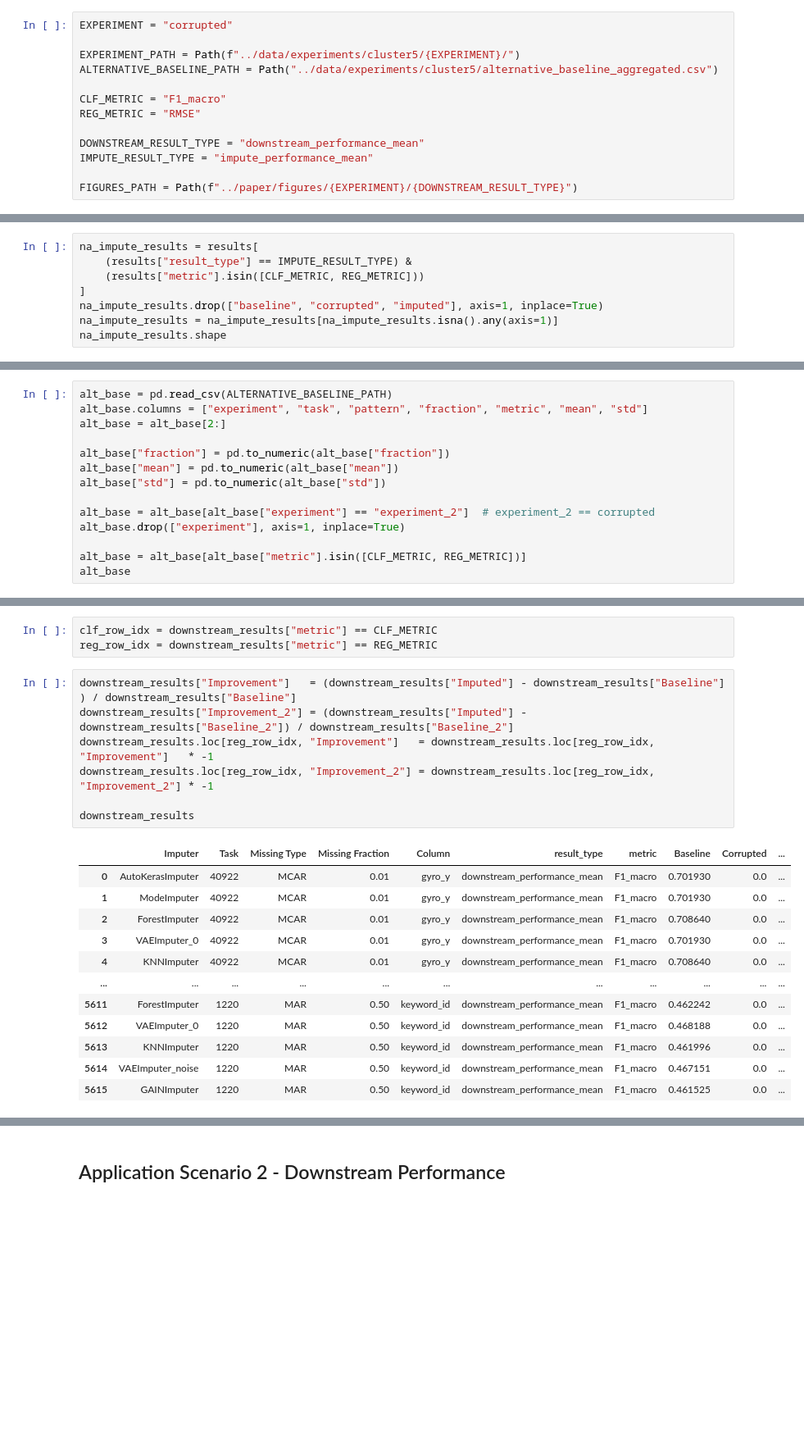
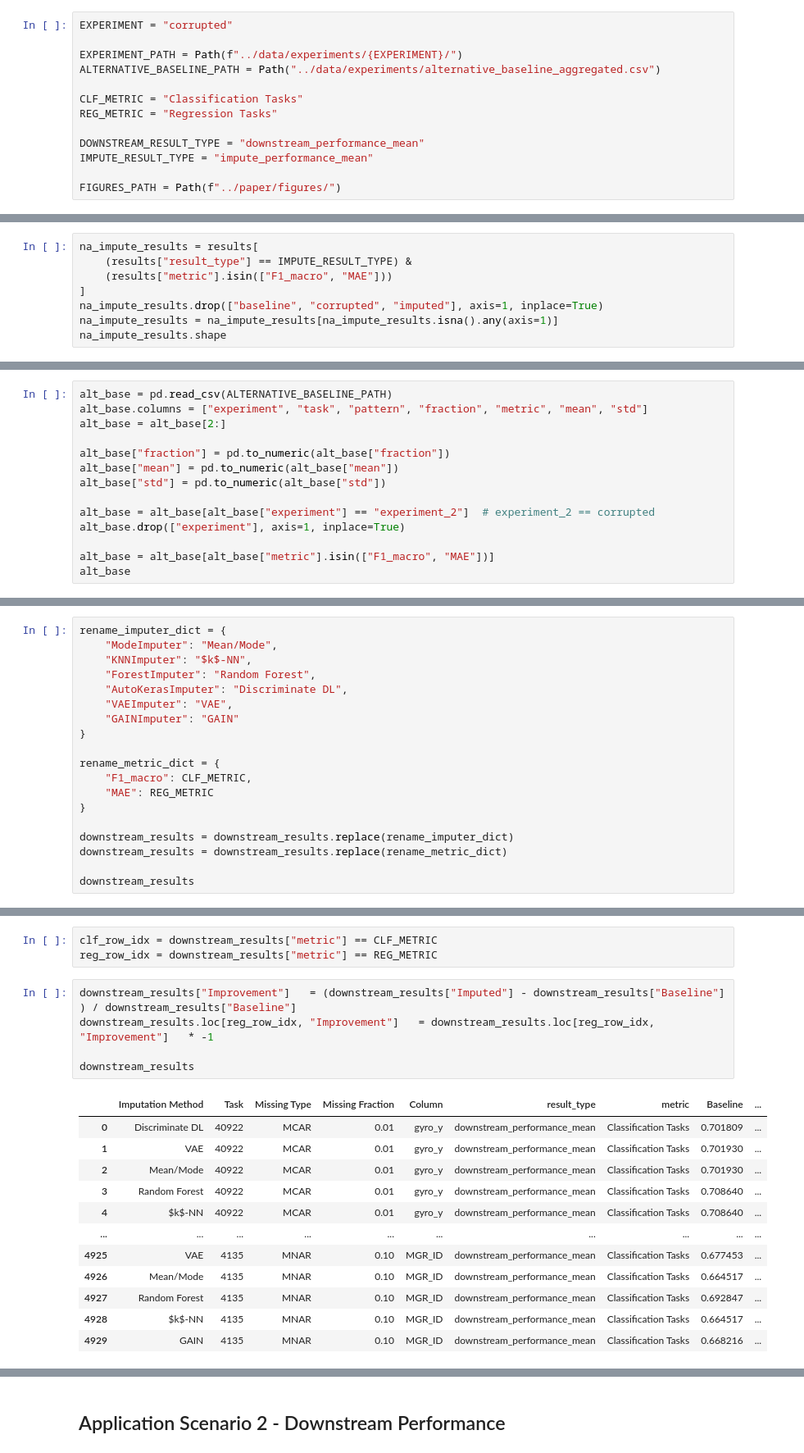
Before and after one commit to se-jaeger/data-imputation-paper, a Jupyter notebook: notebooks/results_downstream_corrupted.ipynb, the cells around one changed output, grey strips where cells are left out. Shown: that part at 82% size. Saved outputs shown, nothing was run; the diff lists cells and outputs as text; blank space fills up the shorter version.

```diff
--- a/notebooks/results_downstream_corrupted.ipynb
+++ b/notebooks/results_downstream_corrupted.ipynb
@@ -38,16 +35,16 @@ mpl.rcParams['lines.linewidth'] = '2'
 # %%
 EXPERIMENT = "corrupted"
 
-EXPERIMENT_PATH = Path(f"../data/experiments/cluster5/{EXPERIMENT}/")
-ALTERNATIVE_BASELINE_PATH = Path("../data/experiments/cluster5/alternative_baseline_aggregated.csv")
+EXPERIMENT_PATH = Path(f"../data/experiments/{EXPERIMENT}/")
+ALTERNATIVE_BASELINE_PATH = Path("../data/experiments/alternative_baseline_aggregated.csv")
 
-CLF_METRIC = "F1_macro"
-REG_METRIC = "RMSE"
+CLF_METRIC = "Classification Tasks"
+REG_METRIC = "Regression Tasks"
 
 DOWNSTREAM_RESULT_TYPE = "downstream_performance_mean"
 IMPUTE_RESULT_TYPE = "impute_performance_mean"
 
-FIGURES_PATH = Path(f"../paper/figures/{EXPERIMENT}/{DOWNSTREAM_RESULT_TYPE}")
+FIGURES_PATH = Path(f"../paper/figures/")
 # %% [markdown]
 ## Import the data
 # %%
@@ -67,7 +64,7 @@ Wall time: 1min 51s
 # %%
 na_impute_results = results[
     (results["result_type"] == IMPUTE_RESULT_TYPE) &
-    (results["metric"].isin([CLF_METRIC, REG_METRIC]))
+    (results["metric"].isin(["F1_macro", "MAE"]))
 ]
 na_impute_results.drop(["baseline", "corrupted", "imputed"], axis=1, inplace=True)
 na_impute_results = na_impute_results[na_impute_results.isna().any(axis=1)]
@@ -86,7 +83,7 @@ alt_base["std"] = pd.to_numeric(alt_base["std"])
 alt_base = alt_base[alt_base["experiment"] == "experiment_2"]  # experiment_2 == corrupted
 alt_base.drop(["experiment"], axis=1, inplace=True)
 
-alt_base = alt_base[alt_base["metric"].isin([CLF_METRIC, REG_METRIC])]
+alt_base = alt_base[alt_base["metric"].isin(["F1_macro", "MAE"])]
 alt_base
 # %% [output]
 |  | task | pattern | fraction | metric | mean | std |
@@ -166,0 +142,19 @@ downstream_results
+# %%
+rename_imputer_dict = {
+    "ModeImputer": "Mean/Mode",
+    "KNNImputer": "$k$-NN",
+    "ForestImputer": "Random Forest",
+    "AutoKerasImputer": "Discriminate DL",
+    "VAEImputer": "VAE",
+    "GAINImputer": "GAIN"
+}
+
+rename_metric_dict = {
+    "F1_macro": CLF_METRIC,
+    "MAE": REG_METRIC
+}
+
+downstream_results = downstream_results.replace(rename_imputer_dict)
+downstream_results = downstream_results.replace(rename_metric_dict)
+
+downstream_results
@@ -197,21 +204,19 @@ clf_row_idx = downstream_results["metric"] == CLF_METRIC
 reg_row_idx = downstream_results["metric"] == REG_METRIC
 # %%
 downstream_results["Improvement"]   = (downstream_results["Imputed"] - downstream_results["Baseline"]  ) / downstream_results["Baseline"]
-downstream_results["Improvement_2"] = (downstream_results["Imputed"] - downstream_results["Baseline_2"]) / downstream_results["Baseline_2"]
 downstream_results.loc[reg_row_idx, "Improvement"]   = downstream_results.loc[reg_row_idx, "Improvement"]   * -1
-downstream_results.loc[reg_row_idx, "Improvement_2"] = downstream_results.loc[reg_row_idx, "Improvement_2"] * -1
 
 downstream_results
 # %% [output]
-|  | Imputer | Task | Missing Type | Missing Fraction | Column | result_type | metric | Baseline | Corrupted | ... |
-| 0 | AutoKerasImputer | 40922 | MCAR | 0.01 | gyro_y | downstream_performance_mean | F1_macro | 0.701930 | 0.0 | ... |
-| 1 | ModeImputer | 40922 | MCAR | 0.01 | gyro_y | downstream_performance_mean | F1_macro | 0.701930 | 0.0 | ... |
-| 2 | ForestImputer | 40922 | MCAR | 0.01 | gyro_y | downstream_performance_mean | F1_macro | 0.708640 | 0.0 | ... |
-| 3 | VAEImputer_0 | 40922 | MCAR | 0.01 | gyro_y | downstream_performance_mean | F1_macro | 0.701930 | 0.0 | ... |
-| 4 | KNNImputer | 40922 | MCAR | 0.01 | gyro_y | downstream_performance_mean | F1_macro | 0.708640 | 0.0 | ... |
-| ... | ... | ... | ... | ... | ... | ... | ... | ... | ... | ... |
-| 5611 | ForestImputer | 1220 | MAR | 0.50 | keyword_id | downstream_performance_mean | F1_macro | 0.462242 | 0.0 | ... |
-| 5612 | VAEImputer_0 | 1220 | MAR | 0.50 | keyword_id | downstream_performance_mean | F1_macro | 0.468188 | 0.0 | ... |
-| 5613 | KNNImputer | 1220 | MAR | 0.50 | keyword_id | downstream_performance_mean | F1_macro | 0.461996 | 0.0 | ... |
-| 5614 | VAEImputer_noise | 1220 | MAR | 0.50 | keyword_id | downstream_performance_mean | F1_macro | 0.467151 | 0.0 | ... |
-| 5615 | GAINImputer | 1220 | MAR | 0.50 | keyword_id | downstream_performance_mean | F1_macro | 0.461525 | 0.0 | ... |
+|  | Imputation Method | Task | Missing Type | Missing Fraction | Column | result_type | metric | Baseline | ... |
+| 0 | Discriminate DL | 40922 | MCAR | 0.01 | gyro_y | downstream_performance_mean | Classification Tasks | 0.701809 | ... |
+| 1 | VAE | 40922 | MCAR | 0.01 | gyro_y | downstream_performance_mean | Classification Tasks | 0.701930 | ... |
+| 2 | Mean/Mode | 40922 | MCAR | 0.01 | gyro_y | downstream_performance_mean | Classification Tasks | 0.701930 | ... |
+| 3 | Random Forest | 40922 | MCAR | 0.01 | gyro_y | downstream_performance_mean | Classification Tasks | 0.708640 | ... |
+| 4 | $k$-NN | 40922 | MCAR | 0.01 | gyro_y | downstream_performance_mean | Classification Tasks | 0.708640 | ... |
+| ... | ... | ... | ... | ... | ... | ... | ... | ... | ... |
+| 4925 | VAE | 4135 | MNAR | 0.10 | MGR_ID | downstream_performance_mean | Classification Tasks | 0.677453 | ... |
+| 4926 | Mean/Mode | 4135 | MNAR | 0.10 | MGR_ID | downstream_performance_mean | Classification Tasks | 0.664517 | ... |
+| 4927 | Random Forest | 4135 | MNAR | 0.10 | MGR_ID | downstream_performance_mean | Classification Tasks | 0.692847 | ... |
+| 4928 | $k$-NN | 4135 | MNAR | 0.10 | MGR_ID | downstream_performance_mean | Classification Tasks | 0.664517 | ... |
+| 4929 | GAIN | 4135 | MNAR | 0.10 | MGR_ID | downstream_performance_mean | Classification Tasks | 0.668216 | ... |
```
Also changed, not shown: parts of 15 cells of this notebook, 8 other files.
